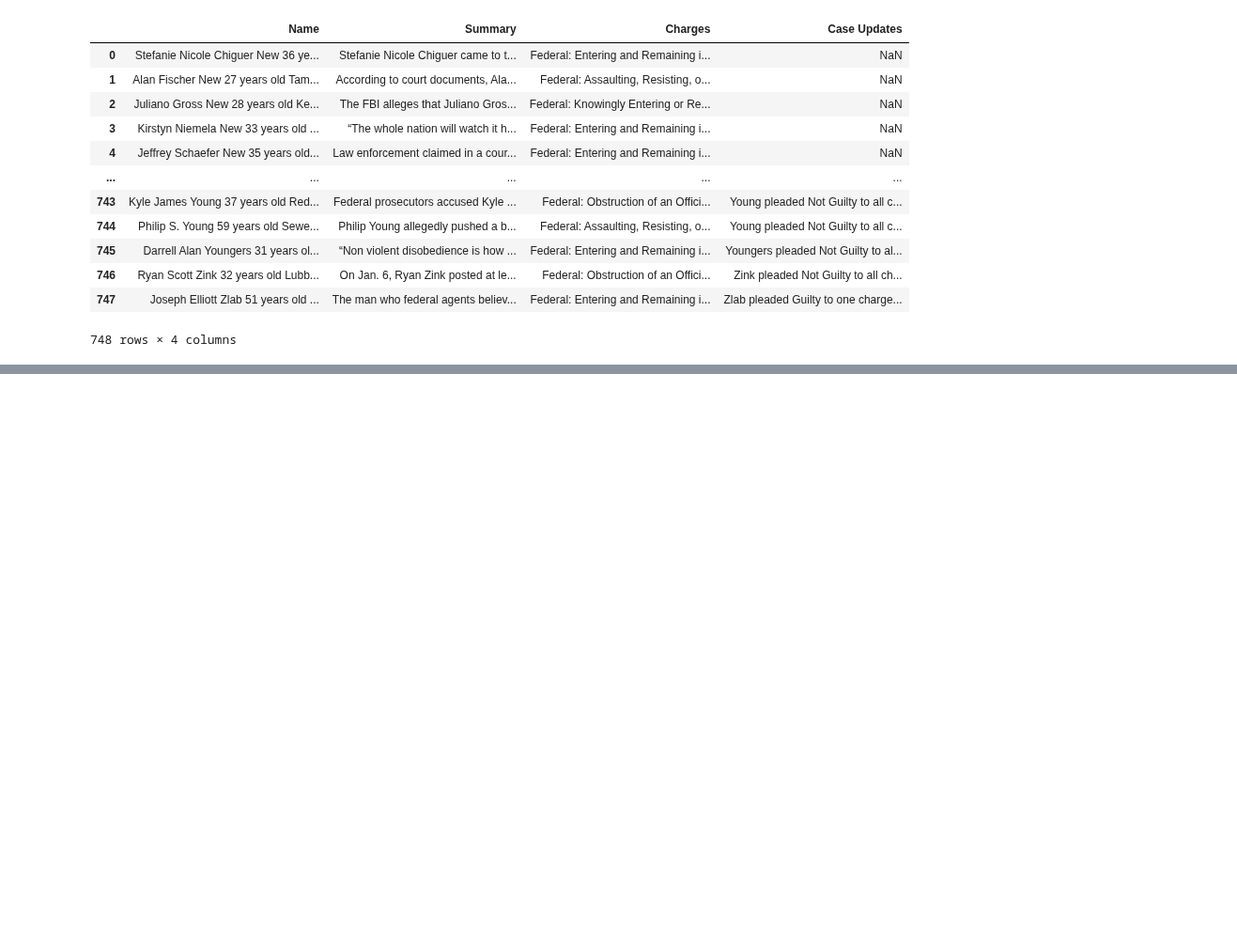
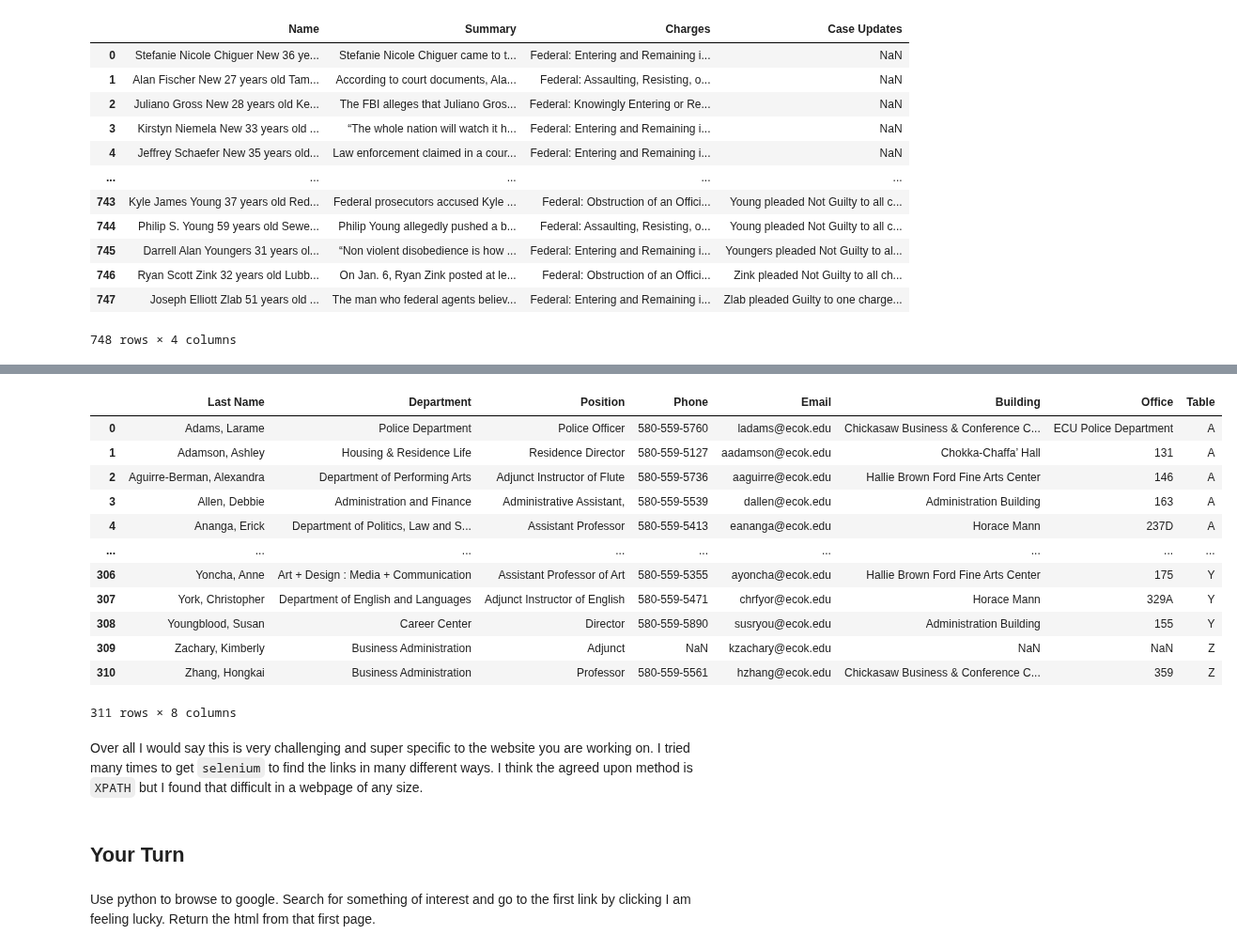
Before and after one commit to nurfnick/Data_Viz, a Jupyter notebook: 10_html_selenium.ipynb, the cells around one changed output, grey strips where cells are left out. Shown at 94% size. Saved outputs shown, nothing was run; the diff lists cells and outputs as text; code cells hidden in the pictures; blank space fills up the shorter version.

```diff
--- a/10_html_selenium.ipynb
+++ b/10_html_selenium.ipynb
@@ -115,0 +184,3 @@ Of course we can do much more will `selenium`.  You can actually program it to i
+# %%
+import string
+alpha = list(string.ascii_uppercase)[1:]
@@ -115,0 +189,37 @@ Of course we can do much more will `selenium`.  You can actually program it to i
+# %%
+
+
+for i in alpha:
+  elem = driver.find_element(By.LINK_TEXT, i)
+  elem.click()
+  soup = BeautifulSoup(driver.page_source)
+  table = soup.find_all('table')
+  df1 =[]
+  try:
+    df1 = pa.read_html(str(table[0]))[0]
+    df1['Table'] = i
+    df = df.append(df1, ignore_index=True)
+  except:
+    driver.back()
+# %%
+df
+# %% [output]
+|  | Last Name | Department | Position | Phone | Email | Building | Office | Table |
+| 0 | Adams, Larame | Police Department | Police Officer | 580-559-5760 | ladams@ecok.edu | Chickasaw Business & Conference C... | ECU Police Department | A |
+| 1 | Adamson, Ashley | Housing & Residence Life | Residence Director | 580-559-5127 | aadamson@ecok.edu | Chokka-Chaffa’ Hall | 131 | A |
+| 2 | Aguirre-Berman, Alexandra | Department of Performing Arts | Adjunct Instructor of Flute | 580-559-5736 | aaguirre@ecok.edu | Hallie Brown Ford Fine Arts Center | 146 | A |
+| 3 | Allen, Debbie | Administration and Finance | Administrative Assistant, | 580-559-5539 | dallen@ecok.edu | Administration Building | 163 | A |
+| 4 | Ananga, Erick | Department of Politics, Law and S... | Assistant Professor | 580-559-5413 | eananga@ecok.edu | Horace Mann | 237D | A |
+| ... | ... | ... | ... | ... | ... | ... | ... | ... |
+| 306 | Yoncha, Anne | Art + Design : Media + Communication | Assistant Professor of Art | 580-559-5355 | ayoncha@ecok.edu | Hallie Brown Ford Fine Arts Center | 175 | Y |
+| 307 | York, Christopher | Department of English and Languages | Adjunct Instructor of English | 580-559-5471 | chrfyor@ecok.edu | Horace Mann | 329A | Y |
+| 308 | Youngblood, Susan | Career Center | Director | 580-559-5890 | susryou@ecok.edu | Administration Building | 155 | Y |
+| 309 | Zachary, Kimberly | Business Administration | Adjunct | NaN | kzachary@ecok.edu | NaN | NaN | Z |
+| 310 | Zhang, Hongkai | Business Administration | Professor | 580-559-5561 | hzhang@ecok.edu | Chickasaw Business & Conference C... | 359 | Z |
+311 rows × 8 columns
+# %% [markdown]
+Over all I would say this is very challenging and super specific to the website you are working on.  I tried many times to get `selenium` to find the links in many different ways.  I think the agreed upon method is `XPATH` but I found that difficult in a webpage of any size.
+# %% [markdown]
+## Your Turn
+# %% [markdown]
+Use python to browse to google.  Search for something of interest and go to the first link by clicking I am feeling lucky.  Return the html from that first page.
```
Also changed, not shown: parts of 15 cells of this notebook.
